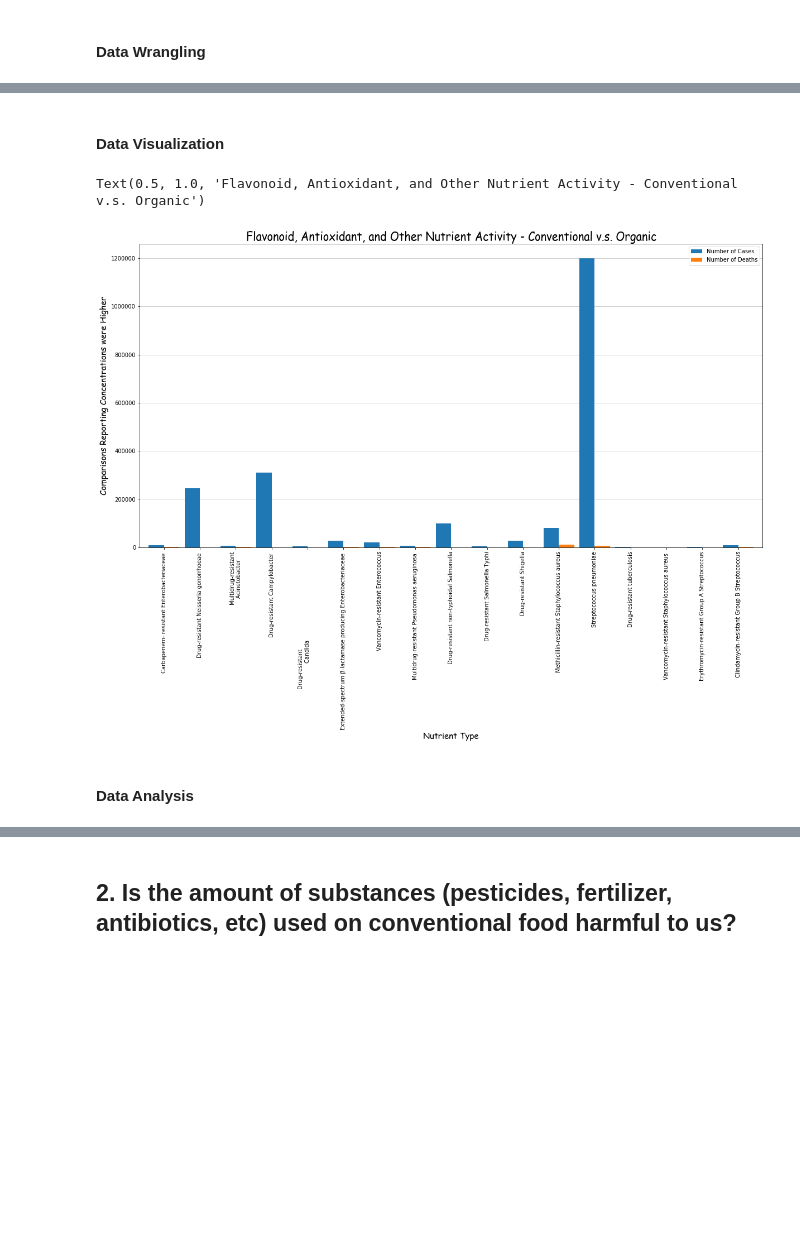
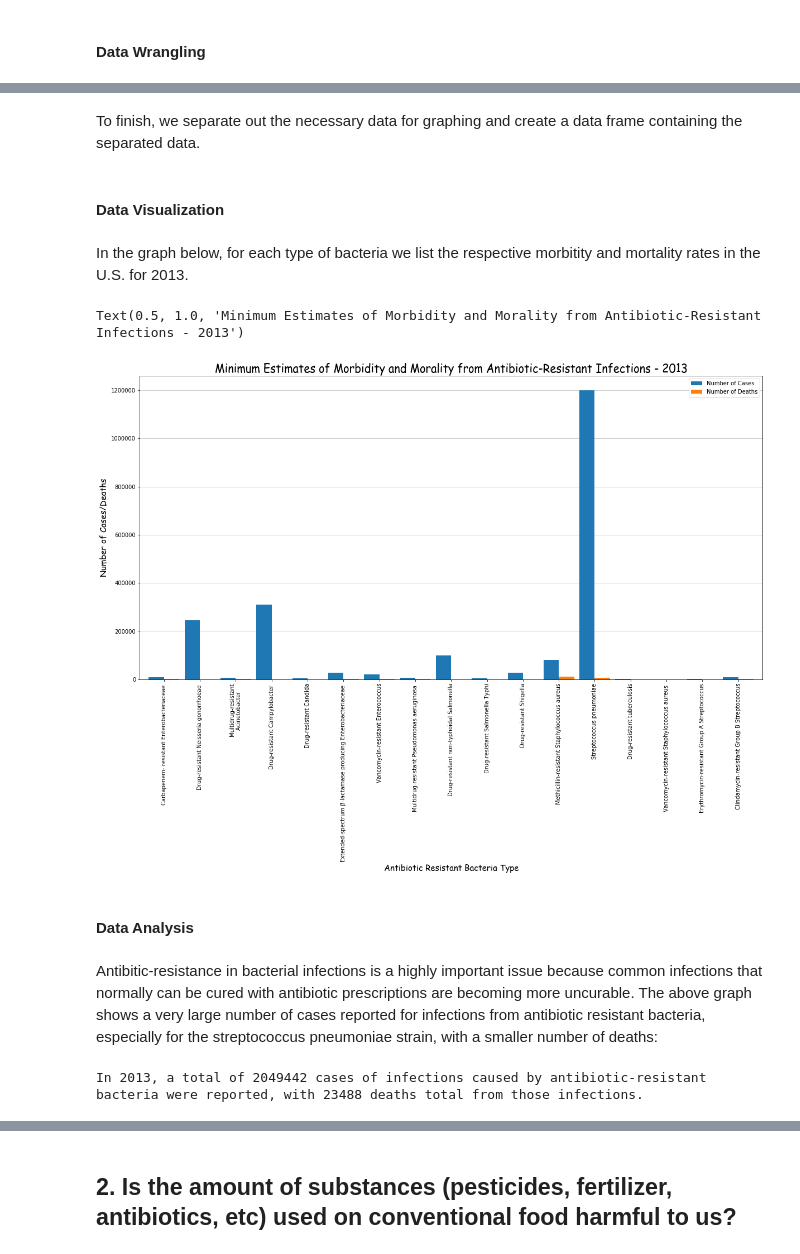
Before and after one commit to alswilli/CMPS-184-Final-Project, a Jupyter notebook: Is Organic Food worth it.ipynb, the cells around one changed output, grey strips where cells are left out. Cells and saved outputs as stored; diff of their text form; code cells hidden in the pictures; blank space fills up the shorter version.

```diff
--- a/Is Organic Food worth it.ipynb
+++ b/Is Organic Food worth it.ipynb
@@ -457,3 +473,5 @@ for row in cleaned_rows[1:18]:
+# %% [markdown]
+To finish, we separate out the necessary data for graphing and create a data frame containing the separated data.
 # %%
 bacteriaName = []
 numCases = []
@@ -481,16 +499,32 @@ df1 = pd.DataFrame({'Number of Cases' :  numCases,
                     index = bacteriaName)
 # %% [markdown]
 #### Data Visualization
+# %% [markdown]
+In the graph below, for each type of bacteria we list the respective morbitity and mortality rates in the U.S. for 2013.
 # %%
 fig, ax = plt.subplots()
 df1.plot(kind='bar', ax=ax, figsize=(20, 10), width=0.85, zorder = 3)
-ax.set_xlabel("Nutrient Type", fontname='Comic Sans MS', fontsize=15)
-ax.set_ylabel("Comparisons Reporting Concentrations were Higher", fontname='Comic Sans MS', fontsize=15)
+ax.set_xlabel("Antibiotic Resistant Bacteria Type", fontname='Comic Sans MS', fontsize=15)
+ax.set_ylabel("Number of Cases/Deaths", fontname='Comic Sans MS', fontsize=15)
 ax.grid(alpha = 0.25, color = 'black', zorder = 0)
 ax.xaxis.grid(False)
-plt.title('Flavonoid, Antioxidant, and Other Nutrient Activity - Conventional v.s. Organic', fontname='Comic Sans MS', fontsize=20)
+plt.title('Minimum Estimates of Morbidity and Morality from Antibiotic-Resistant Infections - 2013', fontname='Comic Sans MS', fontsize=20)
 # %% [output]
-Text(0.5, 1.0, 'Flavonoid, Antioxidant, and Other Nutrient Activity - Conventional v.s. Organic')
+Text(0.5, 1.0, 'Minimum Estimates of Morbidity and Morality from Antibiotic-Resistant Infections - 2013')
-[figure, old version]
+[figure, new version]
 # %% [markdown]
 #### Data Analysis
+# %% [markdown]
+Antibitic-resistance in bacterial infections is a highly important issue because common infections that normally can be cured with antibiotic prescriptions are becoming more uncurable. The above graph shows a very large number of cases reported for infections from antibiotic resistant bacteria, especially for the streptococcus pneumoniae strain, with a smaller number of deaths:
+# %%
+totalCases = 0
+totalDeaths = 0
+
+for case in numCases:
+    totalCases += case
+for death in numDeaths:
+    totalDeaths += death
+
+print("In 2013, a total of " + str(int(totalCases)) + " cases of infections caused by antibiotic-resistant bacteria were reported, with " + str(int(totalDeaths)) + " deaths total from those infections.")
+# %% [output]
+In 2013, a total of 2049442 cases of infections caused by antibiotic-resistant bacteria were reported, with 23488 deaths total from those infections.
```
Also changed, not shown: parts of 29 cells of this notebook.
